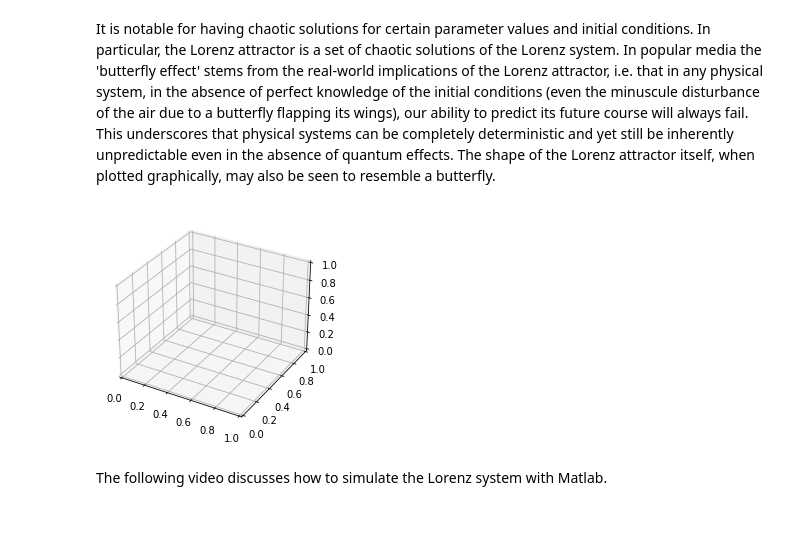
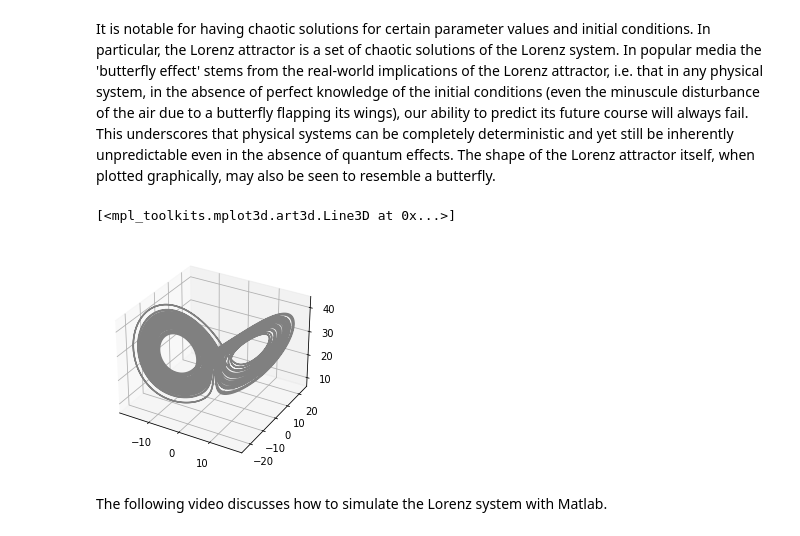
Before and after one commit to pockerman/qubit_opus, a Jupyter notebook: _notebooks/2021-04-09-simulate-lorenz-system.ipynb, the cells around one changed output. Cells and saved outputs as stored; diff of their text form; code cells hidden in the pictures.

```diff
--- a/_notebooks/2021-04-09-simulate-lorenz-system.ipynb
+++ b/_notebooks/2021-04-09-simulate-lorenz-system.ipynb
@@ -91,8 +91,10 @@ times, solutions = rk45.integrate()
 # %%
 fig = plt.figure()
 ax = plt.axes(projection='3d')
+ax.plot3D(solutions[0], solutions[1], solutions[2], 'gray')
 # %% [output]
+[<mpl_toolkits.mplot3d.art3d.Line3D at 0x...>]
-[figure, old version]
+[figure, new version]
 # %% [markdown]
 The following video discusses how to simulate the Lorenz system with Matlab.
 # %%
```
